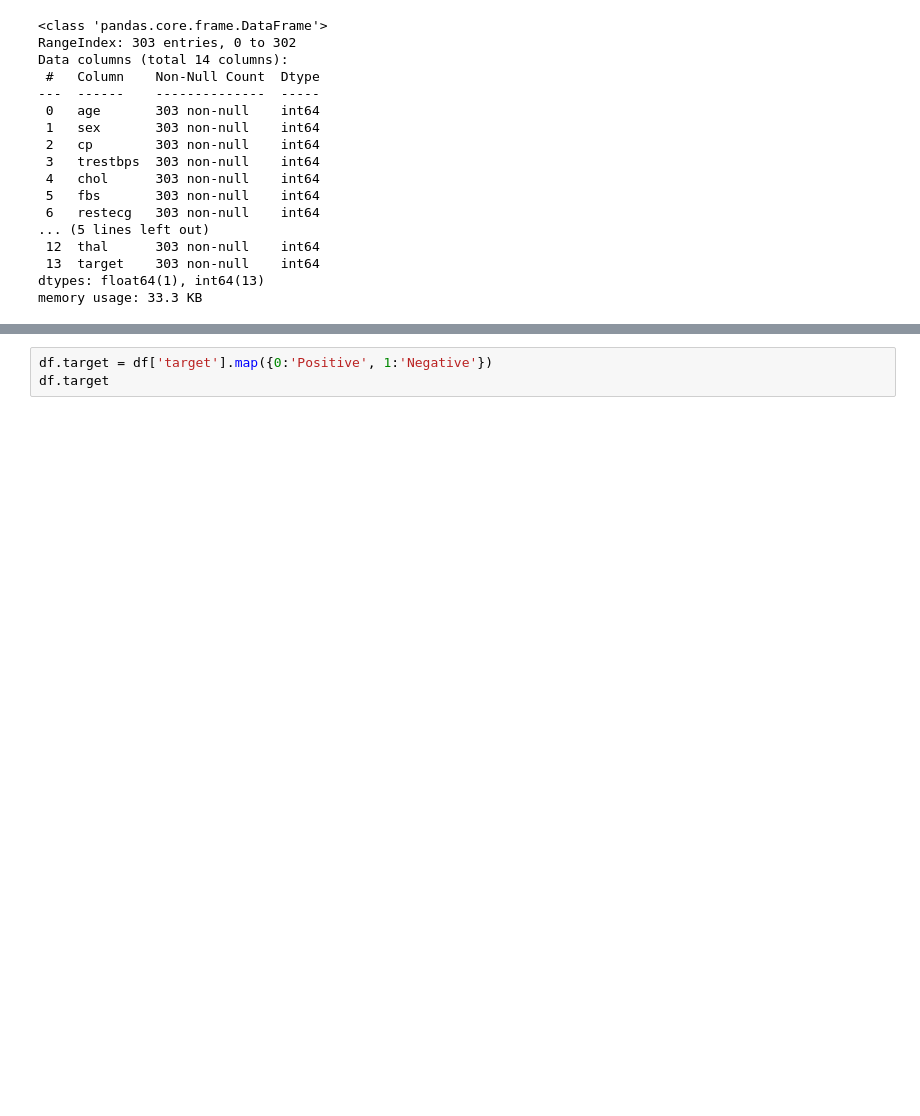
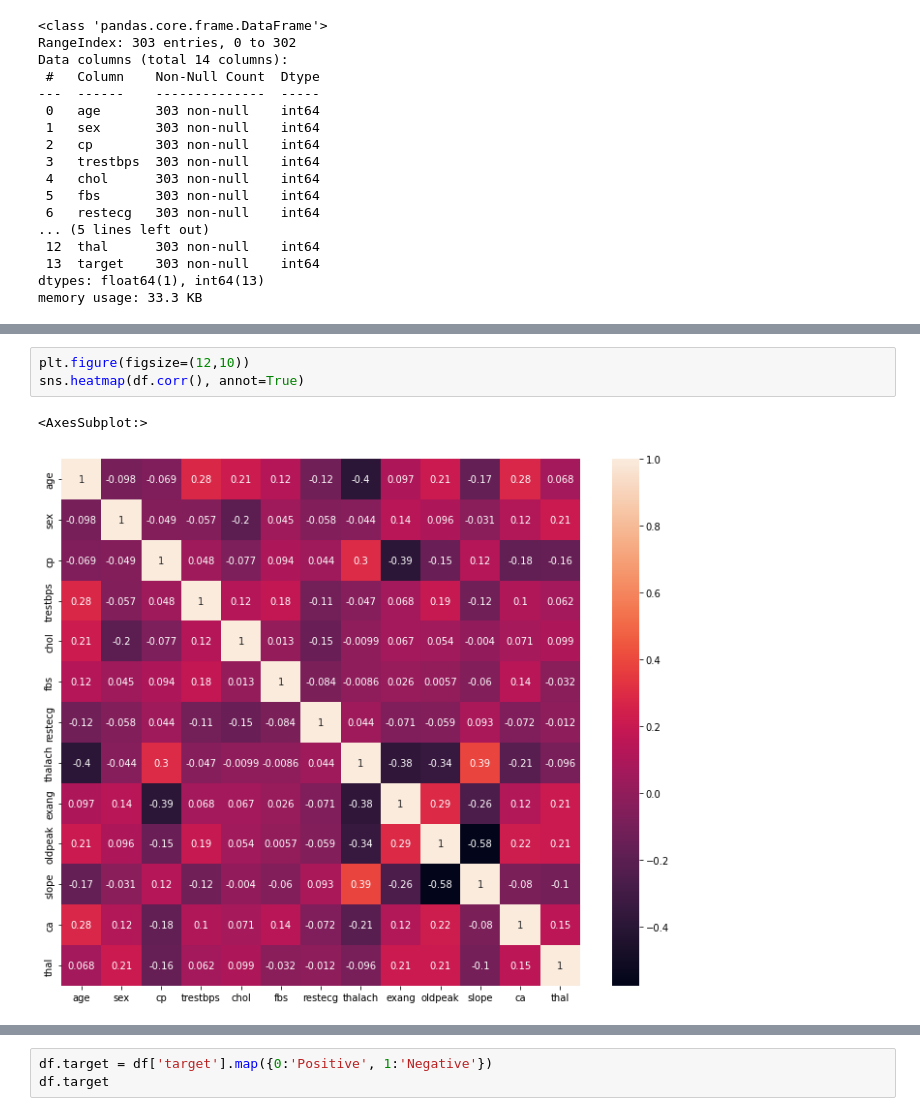
Before and after one commit to Harshal12355/Heart-Disease, a Jupyter notebook: new.ipynb, the cells around one changed output, grey strips where cells are left out. Drawn from its saved outputs; the diff is of its cells as text; blank space fills up the shorter version.

```diff
--- a/new.ipynb
+++ b/new.ipynb
@@ -32,0 +88,6 @@ memory usage: 33.3 KB
+# %%
+plt.figure(figsize=(12,10))
+sns.heatmap(df.corr(), annot=True)
+# %% [output]
+<AxesSubplot:>
+[figure, added]
```
Also changed, not shown: parts of 10 cells of this notebook, 3 other files.
